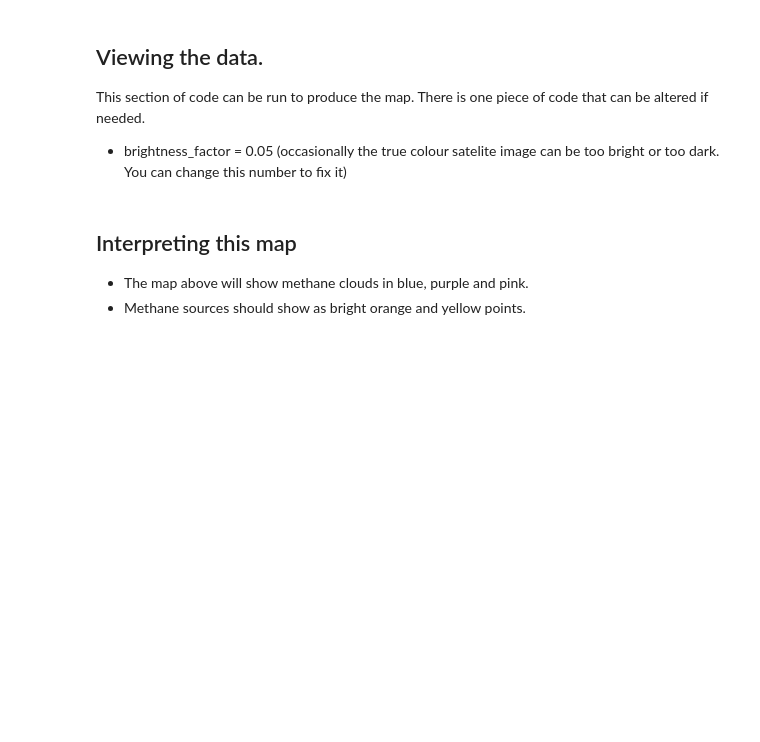
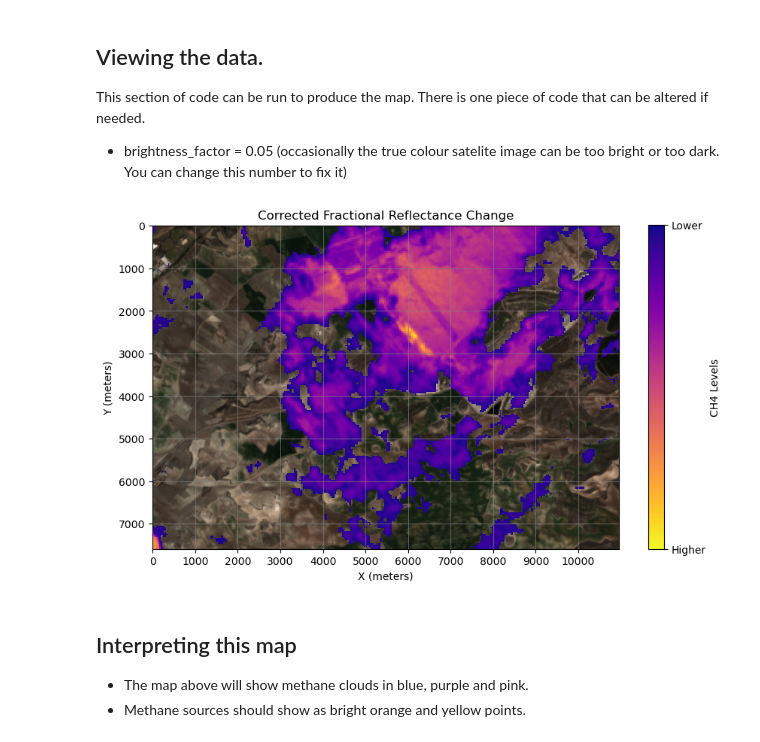
Before and after one commit to zelcon01/Landfill_Atmospheric_Gas_Monitor_Tools, a Jupyter notebook: Sentinel 2 CH4 Multi-Band-Multi-Pass.ipynb, the cells around one changed output. Saved outputs shown, nothing was run; the diff lists cells and outputs as text; code cells hidden in the pictures; blank space fills up the shorter version.

```diff
--- a/Sentinel 2 CH4 Multi-Band-Multi-Pass.ipynb
+++ b/Sentinel 2 CH4 Multi-Band-Multi-Pass.ipynb
@@ -292,7 +292,7 @@ def no_compute_corrected_fractional_reflectance_change(No_B12, No_B11):
 # Open raster files
 with rasterio.open(r"C:\GIS_Course\EGM722\Project\Sentinel-2_active_emissionMBMP.GTiff") as B12_no_emission_file:
     B12_no_emission_data = B12_no_emission_file.read(2)
-with rasterio.open(r"C:\GIS_Course\EGM722\Project\Sentinel-2_active_emissionMBMP.GTiff") as B11_no_emission_file:
+with rasterio.open(r"C:\GIS_Course\EGM722\Project\Sentinel-2_no_emissionMBMP.GTiff") as B11_no_emission_file:
     B11_no_emission_data = B11_no_emission_file.read(1)
 
 # Compute corrected fractional reflectance change
@@ -300,4 +300,3 @@ no_frac_change = no_compute_corrected_fractional_reflectance_change(B12_no_emiss
 
 
 frac_change = active_frac_change - no_frac_change
-frac_change
@@ -334,7 +307,7 @@ This section of code can be run to produce the map. There is one piece of code t
 
 - brightness_factor = 0.05 (occasionally the true colour satelite image can be too bright or too dark. You can change this number to fix it)
 # %%
-# Open the and load the truecolour satelite image file and define which band is which.
+# Open the and load the truecolour satellite image file and define which band is which.
 fp = 'Sentinel-2_truecolour.GTiff'
 img = rasterio.open(fp)
 blue = img.read(1)
@@ -347,7 +320,7 @@ blue = np.clip(blue * brightness_factor, 0, 255)
 green = np.clip(green * brightness_factor, 0, 255)
 red = np.clip(red * brightness_factor, 0, 255)
 
-# stack the blue, green and red bands to make a colour image.
+# Stack the blue, green and red bands to make a colour image.
 rgb = np.dstack((red, green, blue))
 rgb = rgb / rgb.max()
 
@@ -357,42 +330,45 @@ plt.figure(figsize=(10, 8))
 # Display the RGB image
 plt.imshow(rgb)
 
-#loading the methane data.
+# Loading the methane data.
 # Create a masked array where values below 0.01 are masked
-masked_frac_change = np.ma.masked_less_equal(frac_change, 0.1)
+masked_frac_change = np.ma.masked_greater(frac_change, -0.1)
 
 # Define the range of your colormap
-vmin = 1
-vmax = 10
+vmin = -5
+vmax = 0
 
 # Display the masked_frac_change data on top of the RGB image
-plt.imshow(masked_frac_change, cmap='plasma', alpha=1, vmin=vmin, vmax=vmax)
+plt.imshow(masked_frac_change, cmap='plasma_r', alpha=1, vmin=vmin, vmax=vmax)
 
 # Add a colorbar and labels
-cbar = plt.colorbar(label='Corrected Fractional Reflectance Change', shrink=0.7)
+cbar = plt.colorbar(ticks=[vmin, vmax], label='CH4 Levels', shrink=0.7)
+cbar.ax.set_yticklabels(['Higher', 'Lower'])  # set ticks labels
 plt.title('Corrected Fractional Reflectance Change')
 
 # Dataset resolution in metres
 resolution = 20
 
 # Get the dimensions of the image
 height, width, _ = rgb.shape
 
 # Create arrays representing the x and y coordinates in meters
 x = np.arange(0, width * resolution, 1000)
 y = np.arange(0, height * resolution, 1000)
 
 # Set the x and y ticks and labels
 plt.xticks(x / resolution, x)
 plt.yticks(y / resolution, y)
 plt.xlabel('X (meters)')
 plt.ylabel('Y (meters)')
 
 # Add grid lines
 plt.grid(color='gray', linestyle='-', linewidth=0.5)
 
 # Show the plot
 plt.show()
+# %% [output]
+[figure, added]
 # %% [markdown]
 ## Interpreting this map
 
```
Also changed, not shown: parts of 4 cells of this notebook.
